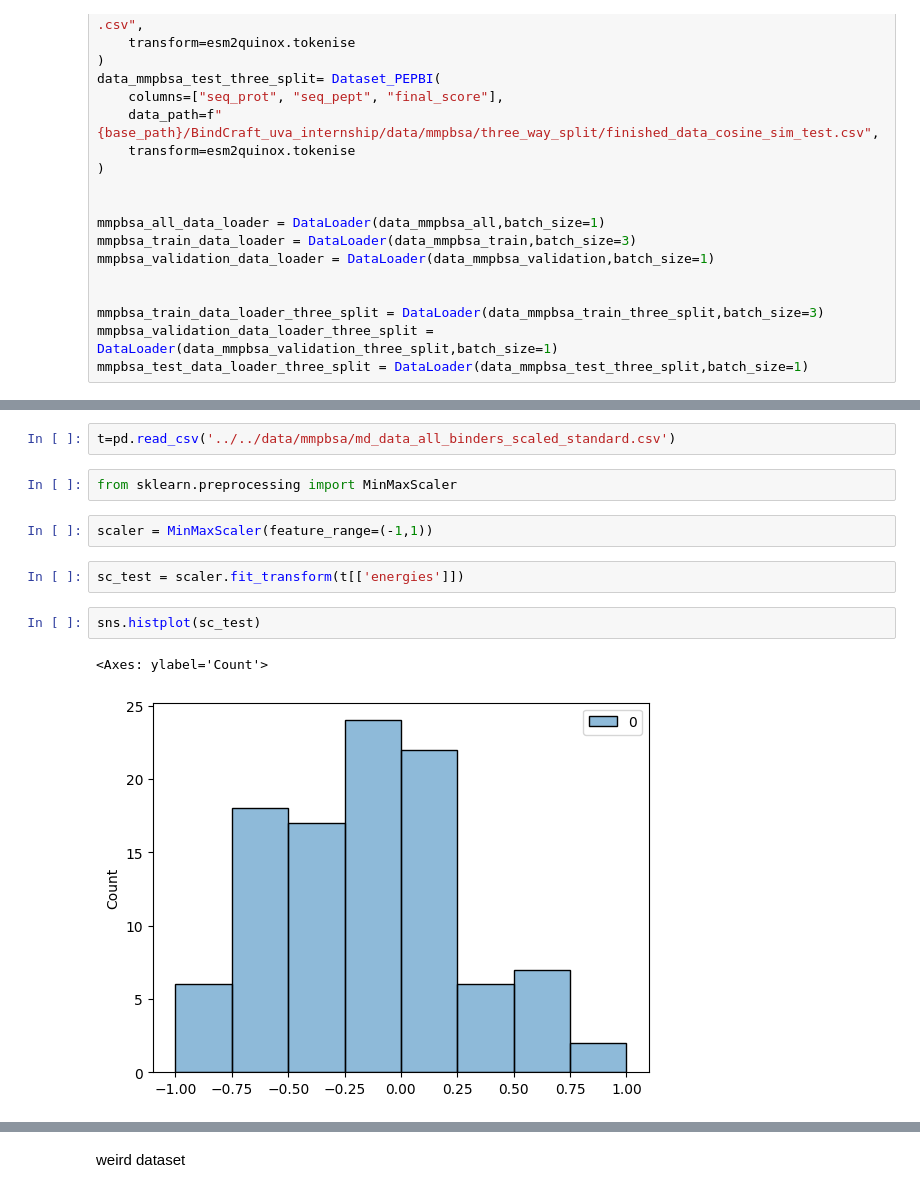
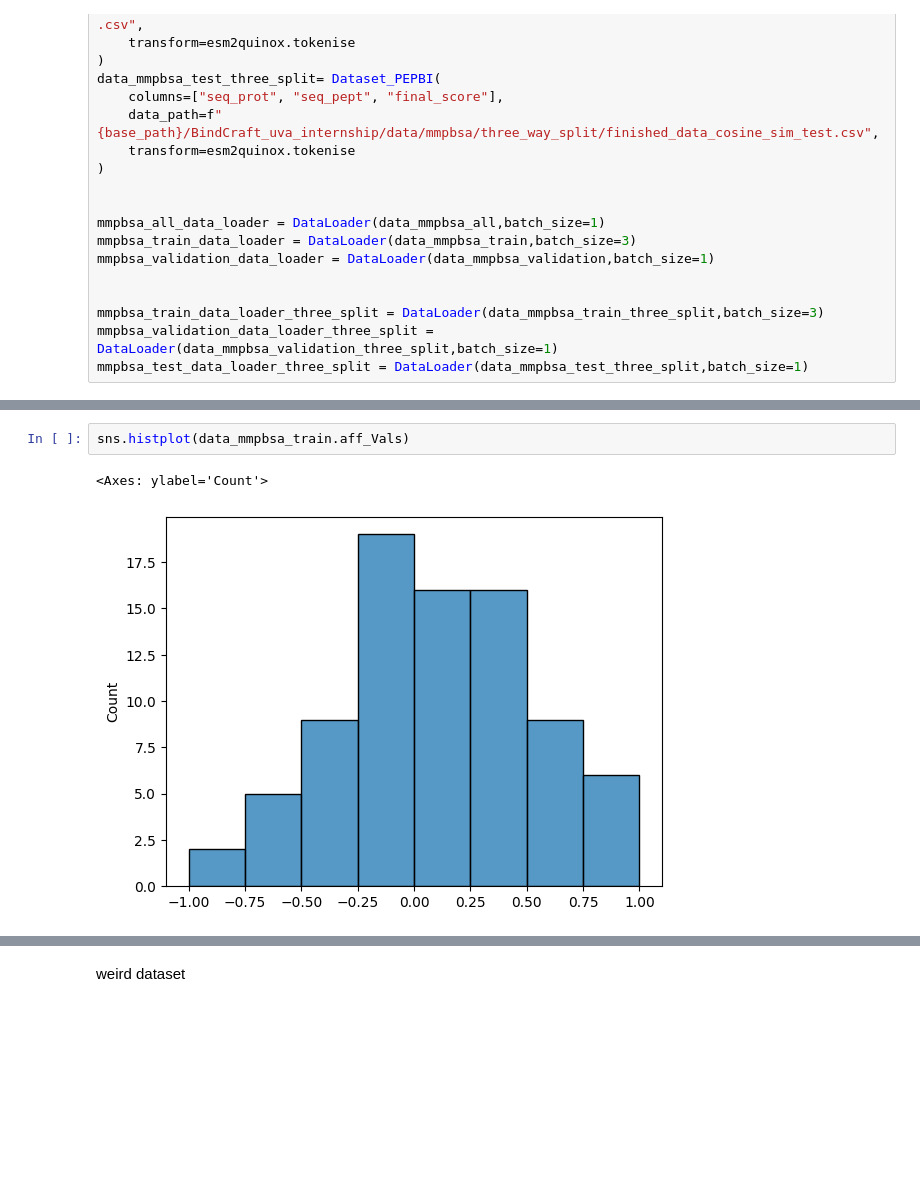
Before and after one commit to kunz-jonathan/BindCraft_uva_internship, a Jupyter notebook: surr_model/notebooks/esm_stripped.ipynb, the cells around one changed output, grey strips where cells are left out. Drawn from its saved outputs; the diff is of its cells as text; blank space fills up the shorter version.

```diff
--- a/surr_model/notebooks/esm_stripped.ipynb
+++ b/surr_model/notebooks/esm_stripped.ipynb
@@ -98,13 +98,5 @@ sns.histplot(data_mmpbsa_all.aff_Vals)
-# %%
-t=pd.read_csv('../../data/mmpbsa/md_data_all_binders_scaled_standard.csv')
-# %%
-from sklearn.preprocessing import MinMaxScaler
-# %%
-scaler = MinMaxScaler(feature_range=(-1,1))
-# %%
-sc_test = scaler.fit_transform(t[['energies']])
-# %%
-sns.histplot(sc_test)
-# %% [output]
-<Axes: ylabel='Count'>
-[figure, removed]
+# %%
+sns.histplot(data_mmpbsa_train.aff_Vals)
+# %% [output]
+<Axes: ylabel='Count'>
+[figure, added]
```
Also changed, not shown: parts of 41 cells of this notebook, 5 other files.
